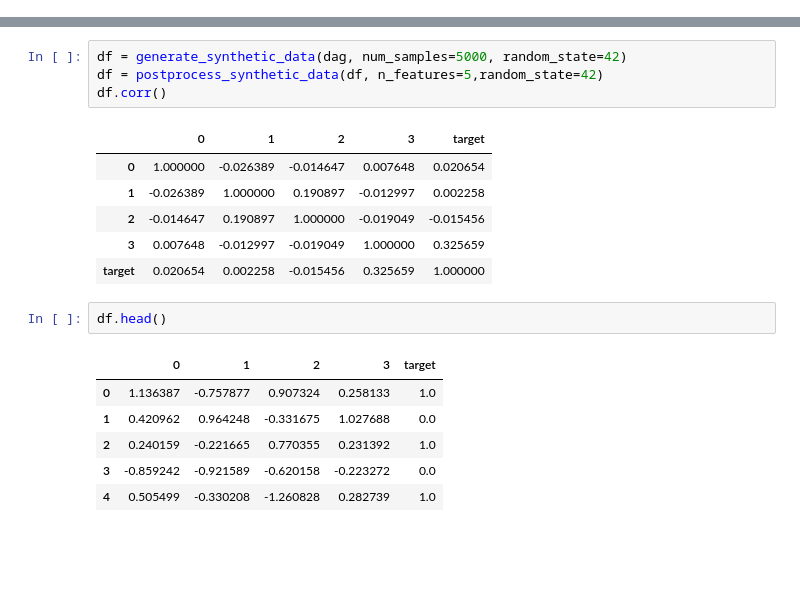
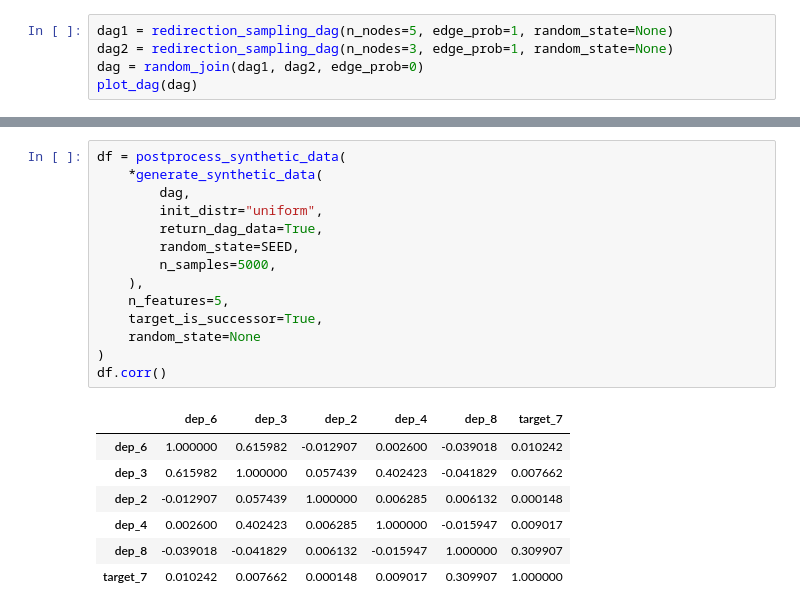
Before and after one commit to joaopfonseca/ExplainerPFN, a Jupyter notebook: notebooks/5-synthetic-data-generation.ipynb, the cells around one changed output, grey strips where cells are left out. Saved outputs shown, nothing was run; the diff lists cells and outputs as text; blank space fills up the shorter version.

```diff
--- a/notebooks/5-synthetic-data-generation.ipynb
+++ b/notebooks/5-synthetic-data-generation.ipynb
@@ -33,0 +86,5 @@ plot_dag(dag)
+# %%
+dag1 = redirection_sampling_dag(n_nodes=5, edge_prob=1, random_state=None)
+dag2 = redirection_sampling_dag(n_nodes=3, edge_prob=1, random_state=None)
+dag = random_join(dag1, dag2, edge_prob=0)
+plot_dag(dag)
@@ -34,20 +93,22 @@ plot_dag(dag)
 # %%
-df = generate_synthetic_data(dag, num_samples=5000, random_state=42)
-df = postprocess_synthetic_data(df, n_features=5,random_state=42)
+df = postprocess_synthetic_data(
+    *generate_synthetic_data(
+        dag,
+        init_distr="uniform",
+        return_dag_data=True,
+        random_state=SEED,
+        n_samples=5000,
+    ),
+    n_features=5,
+    target_is_successor=True,
+    random_state=None
+)
 df.corr()
 # %% [output]
-|  | 0 | 1 | 2 | 3 | target |
-| 0 | 1.000000 | -0.026389 | -0.014647 | 0.007648 | 0.020654 |
-| 1 | -0.026389 | 1.000000 | 0.190897 | -0.012997 | 0.002258 |
-| 2 | -0.014647 | 0.190897 | 1.000000 | -0.019049 | -0.015456 |
-| 3 | 0.007648 | -0.012997 | -0.019049 | 1.000000 | 0.325659 |
-| target | 0.020654 | 0.002258 | -0.015456 | 0.325659 | 1.000000 |
+|  | dep_6 | dep_3 | dep_2 | dep_4 | dep_8 | target_7 |
+| dep_6 | 1.000000 | 0.615982 | -0.012907 | 0.002600 | -0.039018 | 0.010242 |
+| dep_3 | 0.615982 | 1.000000 | 0.057439 | 0.402423 | -0.041829 | 0.007662 |
+| dep_2 | -0.012907 | 0.057439 | 1.000000 | 0.006285 | 0.006132 | 0.000148 |
+| dep_4 | 0.002600 | 0.402423 | 0.006285 | 1.000000 | -0.015947 | 0.009017 |
+| dep_8 | -0.039018 | -0.041829 | 0.006132 | -0.015947 | 1.000000 | 0.309907 |
+| target_7 | 0.010242 | 0.007662 | 0.000148 | 0.009017 | 0.309907 | 1.000000 |
-# %%
-df.head()
-# %% [output]
-|  | 0 | 1 | 2 | 3 | target |
-| 0 | 1.136387 | -0.757877 | 0.907324 | 0.258133 | 1.0 |
-| 1 | 0.420962 | 0.964248 | -0.331675 | 1.027688 | 0.0 |
-| 2 | 0.240159 | -0.221665 | 0.770355 | 0.231392 | 1.0 |
-| 3 | -0.859242 | -0.921589 | -0.620158 | -0.223272 | 0.0 |
-| 4 | 0.505499 | -0.330208 | -1.260828 | 0.282739 | 1.0 |
```
Also changed, not shown: parts of 20 cells of this notebook, 5 other files.
